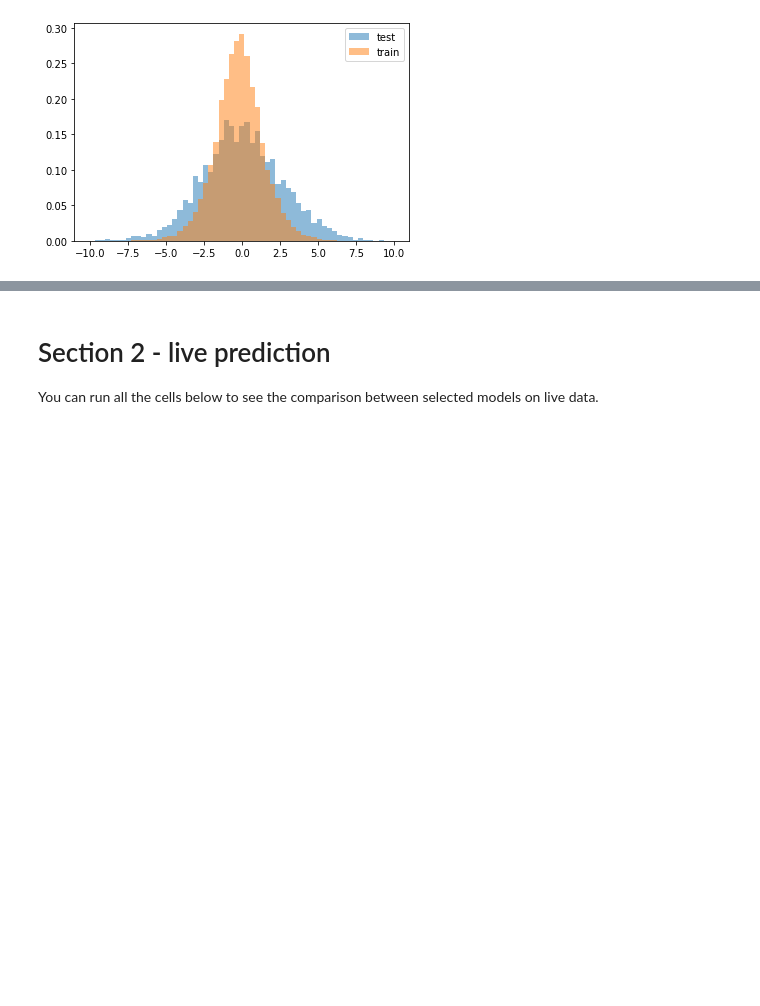
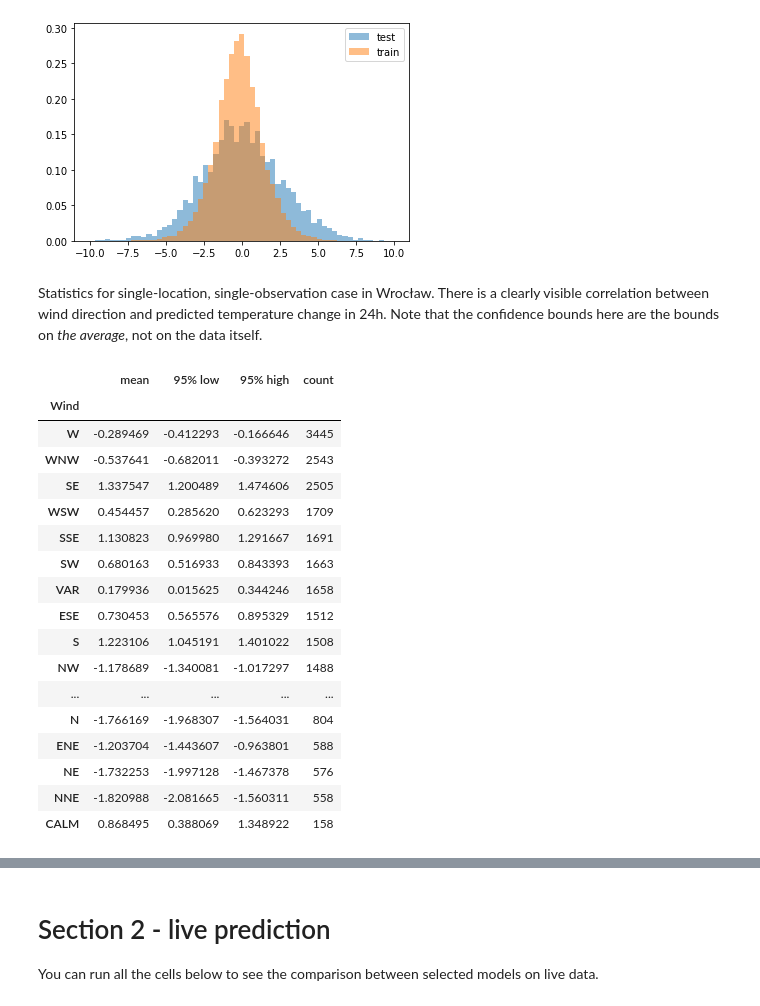
Before and after one commit to Manwi23/WILD, a Jupyter notebook: WILD_MLProjectReport.ipynb, the cells around one changed output, grey strips where cells are left out. Cells and saved outputs as stored; diff of their text form; code cells hidden in the pictures; blank space fills up the shorter version.

Commit message:
added wind and cond statistics to colab

```diff
--- a/WILD_MLProjectReport.ipynb
+++ b/WILD_MLProjectReport.ipynb
@@ -124,3 +145,28 @@ pyplot.show()
 # %% [output]
 Errors on test and train data- best model
 [figure]
+# %% [markdown]
+Statistics for single-location, single-observation case in Wrocław. There is a clearly visible correlation between wind direction and predicted temperature change in 24h. Note that the confidence bounds here are the bounds on *the average*, not on the data itself.
+# %%
+wind, cond, time = collect_statistics()
+# %%
+wind
+# %% [output]
+|  | mean | 95% low | 95% high | count |
+| Wind |  |  |  |  |
+| W | -0.289469 | -0.412293 | -0.166646 | 3445 |
+| WNW | -0.537641 | -0.682011 | -0.393272 | 2543 |
+| SE | 1.337547 | 1.200489 | 1.474606 | 2505 |
+| WSW | 0.454457 | 0.285620 | 0.623293 | 1709 |
+| SSE | 1.130823 | 0.969980 | 1.291667 | 1691 |
+| SW | 0.680163 | 0.516933 | 0.843393 | 1663 |
+| VAR | 0.179936 | 0.015625 | 0.344246 | 1658 |
+| ESE | 0.730453 | 0.565576 | 0.895329 | 1512 |
+| S | 1.223106 | 1.045191 | 1.401022 | 1508 |
+| NW | -1.178689 | -1.340081 | -1.017297 | 1488 |
+| ... | ... | ... | ... | ... |
+| N | -1.766169 | -1.968307 | -1.564031 | 804 |
+| ENE | -1.203704 | -1.443607 | -0.963801 | 588 |
+| NE | -1.732253 | -1.997128 | -1.467378 | 576 |
+| NNE | -1.820988 | -2.081665 | -1.560311 | 558 |
+| CALM | 0.868495 | 0.388069 | 1.348922 | 158 |
```
Also changed, not shown: parts of 4 cells of this notebook.
